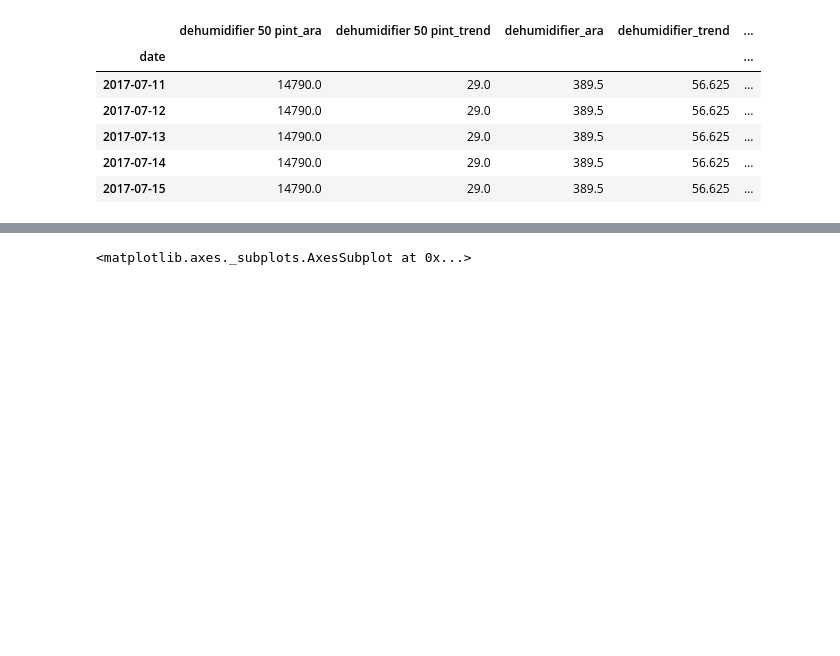
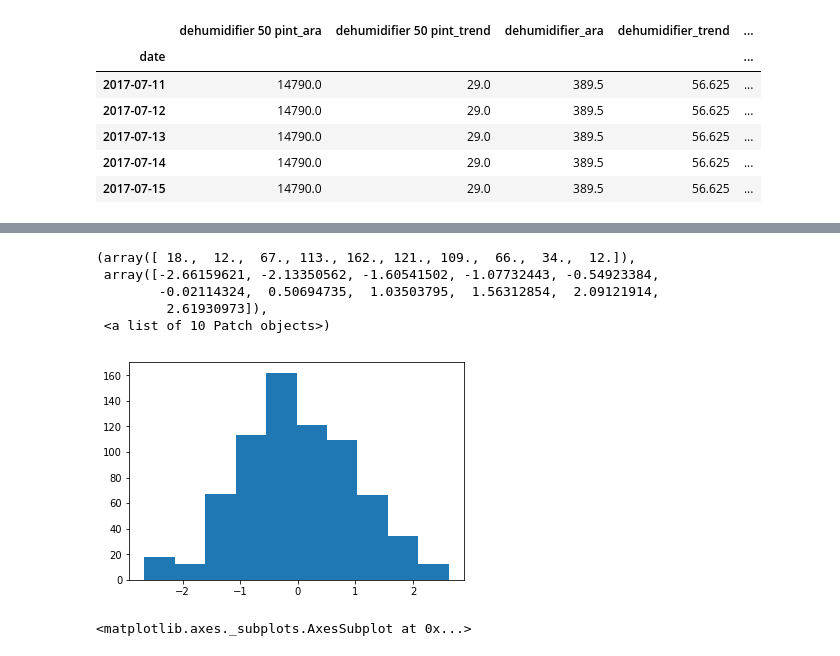
Before and after one commit to ostapViniavskyi/amazon-prices-predictions, a Jupyter notebook: Exploratory Analysis.ipynb, the cells around one changed output, grey strips where cells are left out. Saved outputs shown, nothing was run; the diff lists cells and outputs as text; code cells hidden in the pictures; blank space fills up the shorter version.

```diff
--- a/Exploratory Analysis.ipynb
+++ b/Exploratory Analysis.ipynb
@@ -58,3 +58,12 @@ df.plot(y='target', kind='hist', bins=16)
+# %%
+plt.hist(power_transform(df['target'].values.reshape(-1, 1), method='yeo-johnson'))
+# %% [output]
+(array([ 18.,  12.,  67., 113., 162., 121., 109.,  66.,  34.,  12.]),
+ array([-2.66159621, -2.13350562, -1.60541502, -1.07732443, -0.54923384,
+        -0.02114324,  0.50694735,  1.03503795,  1.56312854,  2.09121914,
+         2.61930973]),
+ <a list of 10 Patch objects>)
+[figure, added]
 # %%
 df.plot(y = 'target', use_index=True)
 # %% [output]
```
Also changed, not shown: parts of 2 cells of this notebook, 8 other files.
